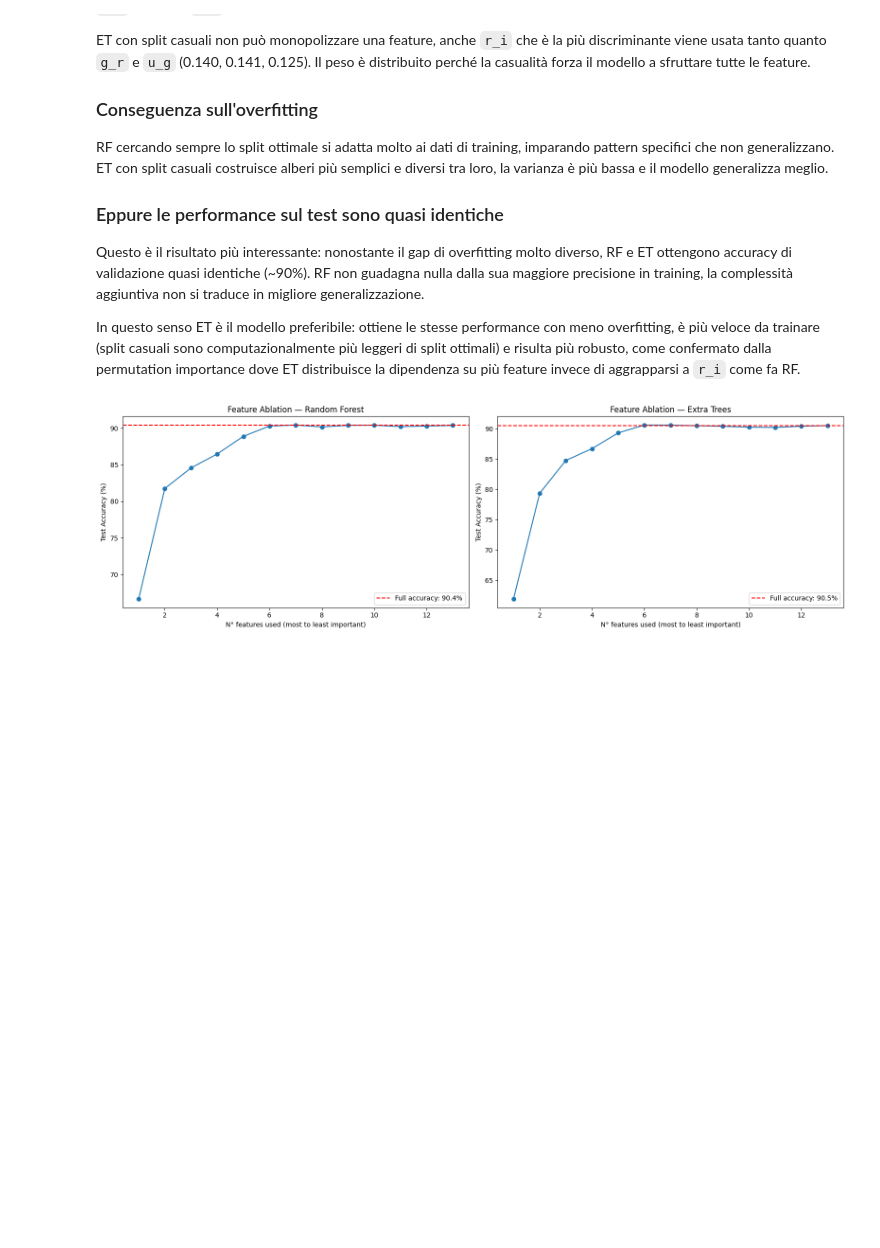
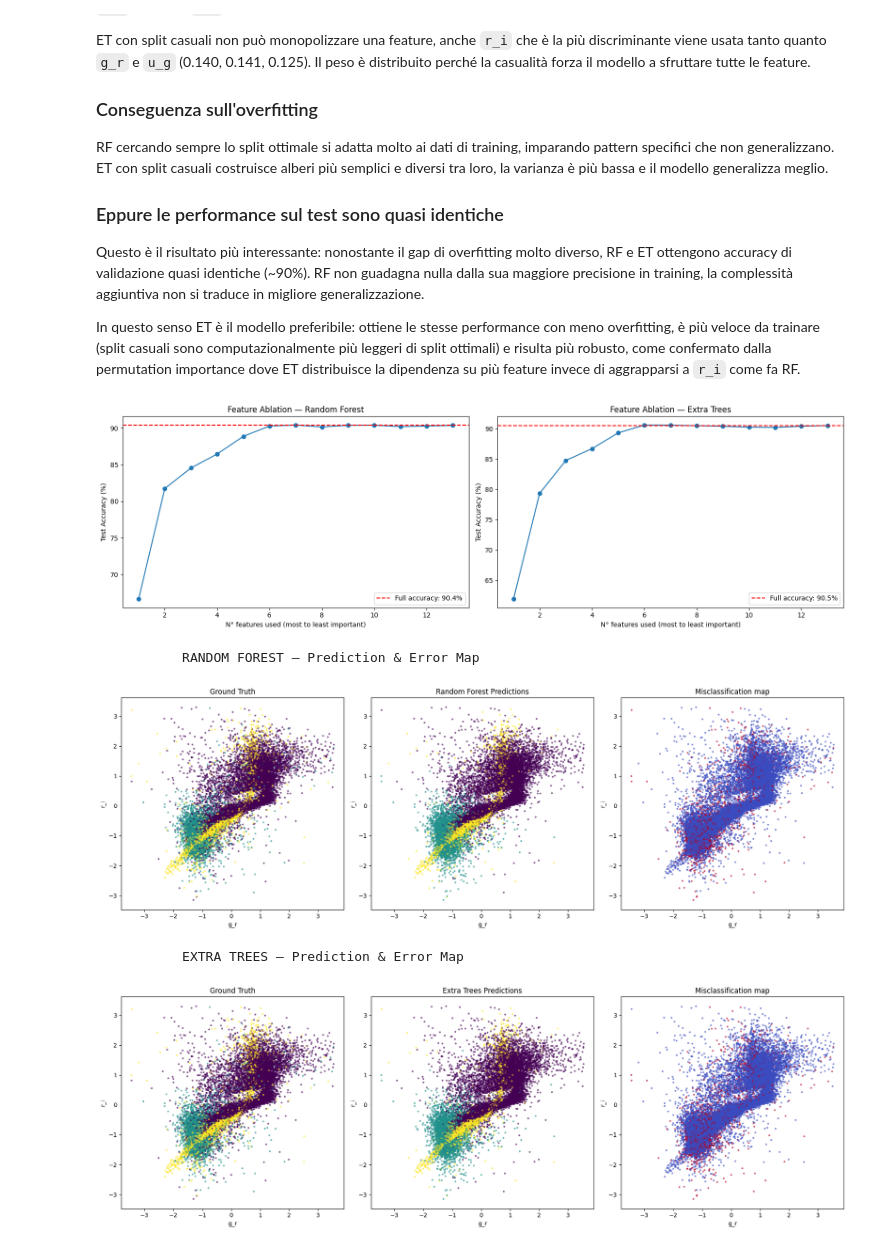
Before and after one commit to nicolomeneguzzo/Computational-Physics-2026, a Jupyter notebook: Astrophysical-Objects-Recognition/notebooks/enrica_random_forest.ipynb, the cells around one changed output. Cells and saved outputs as stored; diff of their text form; code cells hidden in the pictures; blank space fills up the shorter version.

```diff
--- a/Astrophysical-Objects-Recognition/notebooks/enrica_random_forest.ipynb
+++ b/Astrophysical-Objects-Recognition/notebooks/enrica_random_forest.ipynb
@@ -283,3 +302,26 @@ plt.tight_layout()
 plt.show()
 # %% [output]
 [figure]
+# %%
+X_test_df = pd.DataFrame(X_test, columns=feature_names)
+
+y_test_pred_rf = rf_model.predict(X_test)
+y_test_pred_et = et_model.predict(X_test)
+
+print("           RANDOM FOREST — Prediction & Error Map")
+sc.plot_prediction_and_error_map(
+    X_test_df, y_test, y_test_pred_rf,
+    feature_x="g_r", feature_y="r_i",
+    title_prefix="Random Forest"
+)
+print("           EXTRA TREES — Prediction & Error Map")
+sc.plot_prediction_and_error_map(
+    X_test_df, y_test, y_test_pred_et,
+    feature_x="g_r", feature_y="r_i",
+    title_prefix="Extra Trees"
+)
+# %% [output]
+           RANDOM FOREST — Prediction & Error Map
+[figure, added]
+           EXTRA TREES — Prediction & Error Map
+[figure, added]
```
Also changed, not shown: parts of 6 cells of this notebook, 2 other files.
